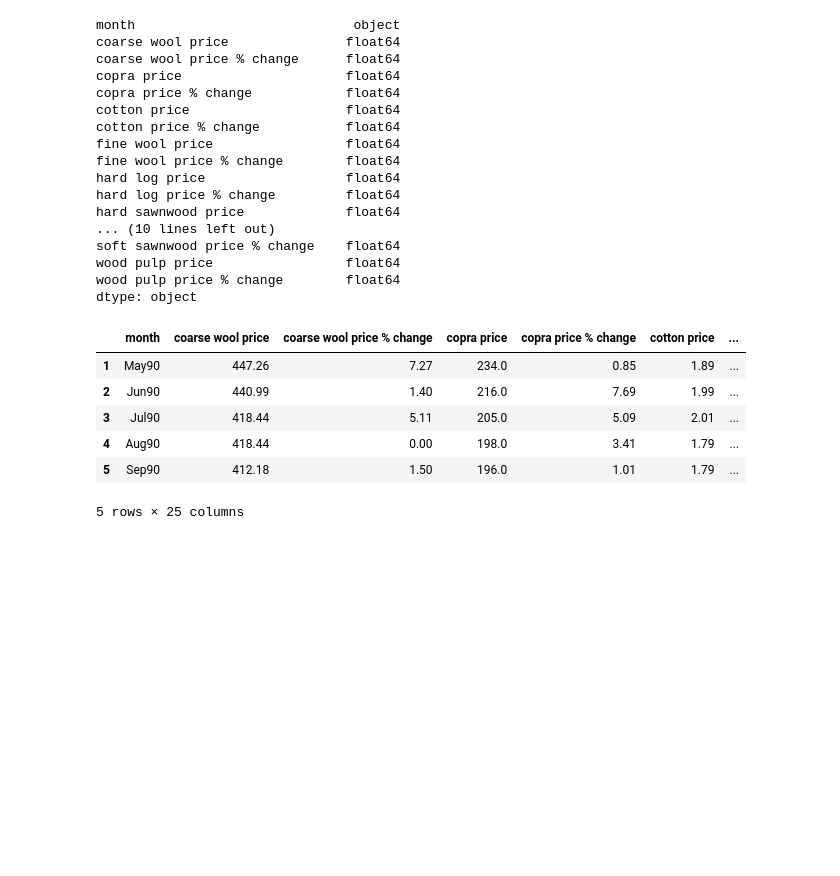
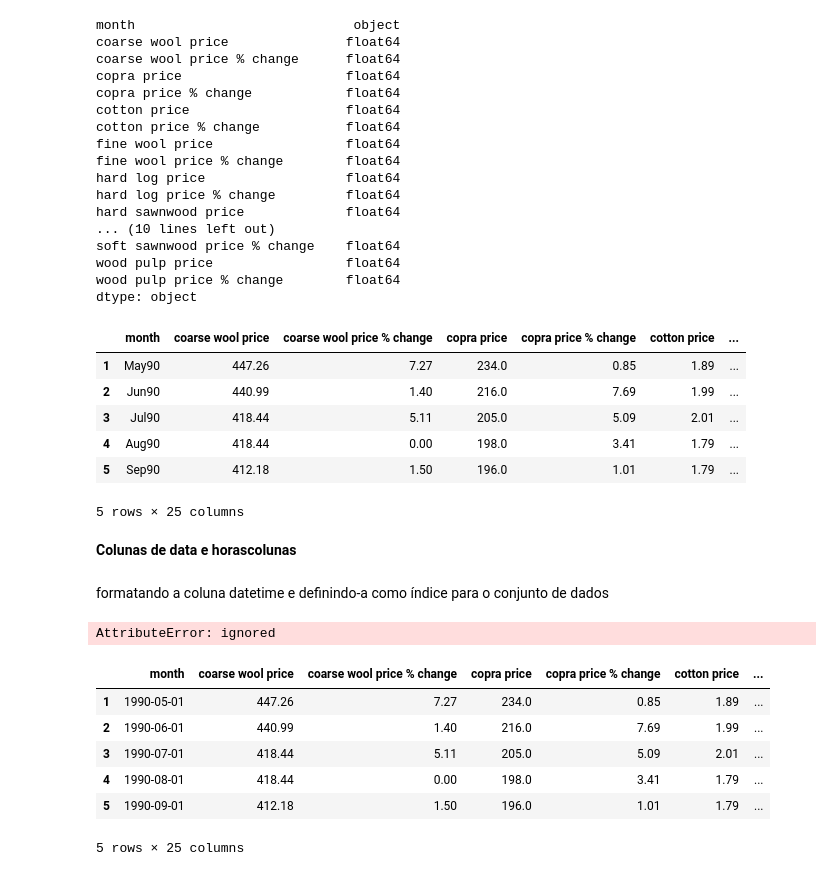
Before and after one commit to adamcardoso/data-analysis-project-Agricultural-Raw-Material-prices, a Jupyter notebook: AgriculturalRawMaterial.ipynb, the cells around one changed output. Saved outputs shown, nothing was run; the diff lists cells and outputs as text; code cells hidden in the pictures; blank space fills up the shorter version.

Commit message:
Colunas de data e horascolunas

```diff
--- a/AgriculturalRawMaterial.ipynb
+++ b/AgriculturalRawMaterial.ipynb
@@ -91,3 +91,24 @@ df.head()
 | 4 | Aug90 | 418.44 | 0.00 | 198.0 | 3.41 | 1.79 | ... |
 | 5 | Sep90 | 412.18 | 1.50 | 196.0 | 1.01 | 1.79 | ... |
 5 rows × 25 columns
+# %% [markdown]
+**Colunas de data e horascolunas**
+# %% [markdown]
+formatando a coluna datetime e definindo-a como índice para o conjunto de dados
+# %%
+df.month = pd.to_datetime(df.month.str.upper(), format = '%b%y', yearfirst=False)
+
+# Indexing month
+df = df.set_index('month')
+# %% [output]
+AttributeError: ignored
+# %%
+df.head()
+# %% [output]
+|  | month | coarse wool price | coarse wool price % change | copra price | copra price % change | cotton price | ... |
+| 1 | 1990-05-01 | 447.26 | 7.27 | 234.0 | 0.85 | 1.89 | ... |
+| 2 | 1990-06-01 | 440.99 | 1.40 | 216.0 | 7.69 | 1.99 | ... |
+| 3 | 1990-07-01 | 418.44 | 5.11 | 205.0 | 5.09 | 2.01 | ... |
+| 4 | 1990-08-01 | 418.44 | 0.00 | 198.0 | 3.41 | 1.79 | ... |
+| 5 | 1990-09-01 | 412.18 | 1.50 | 196.0 | 1.01 | 1.79 | ... |
+5 rows × 25 columns
```
